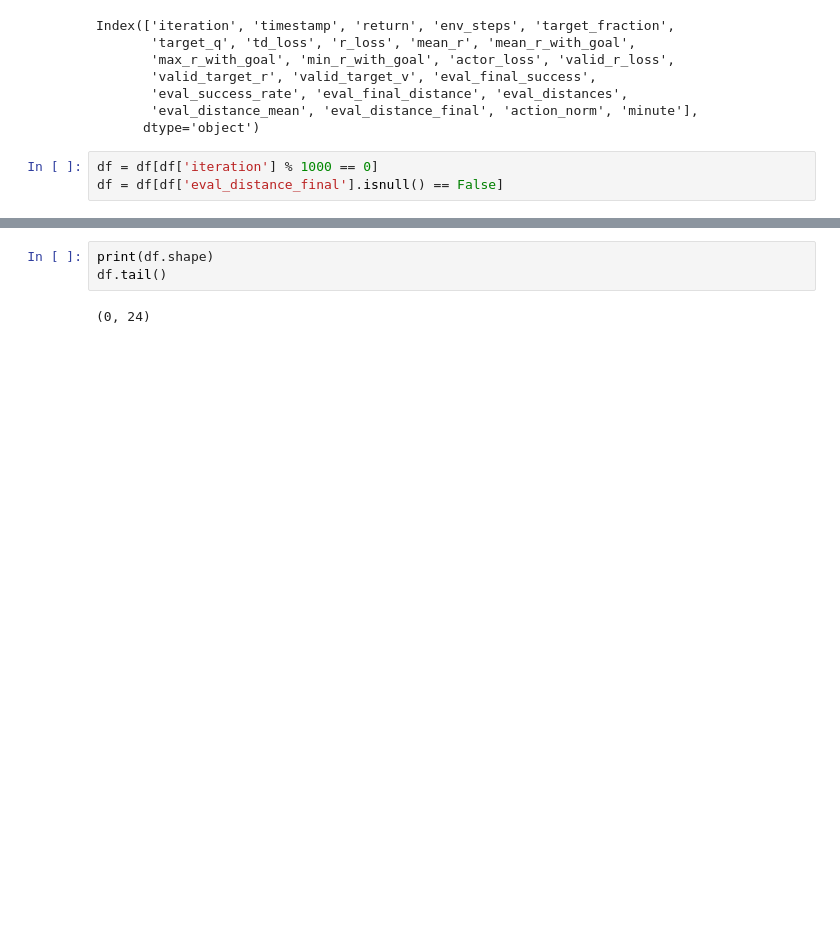
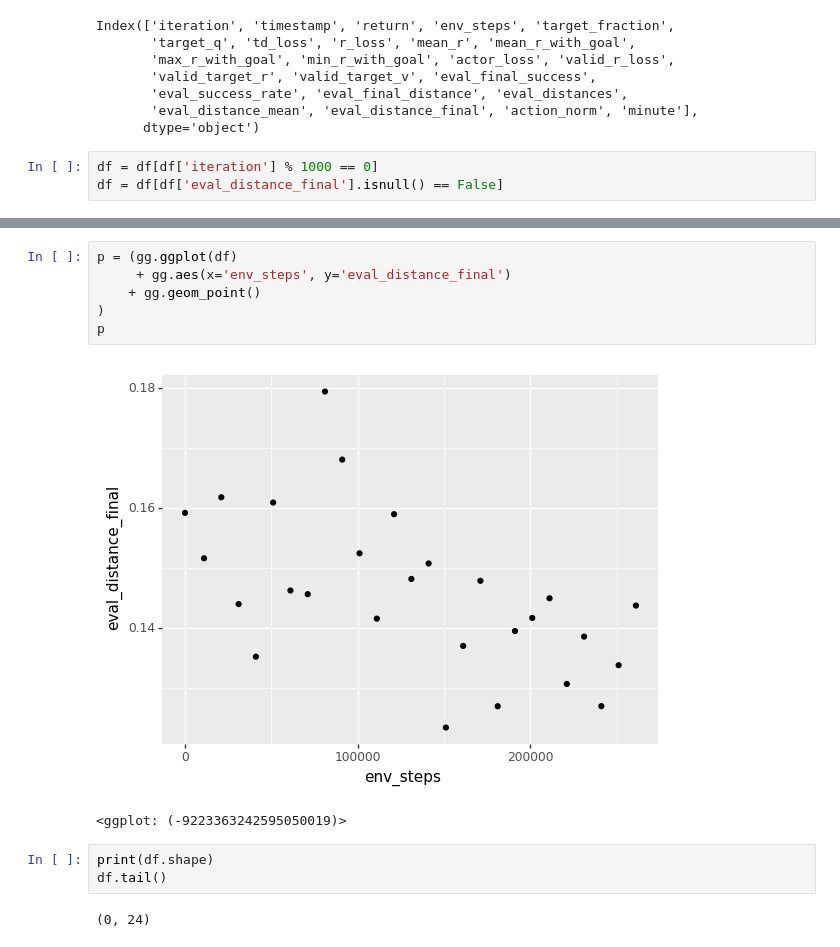
Before and after one commit to vitchyr/universal_value_density_estimation, a Jupyter notebook: notebooks/uvd_report-Copy1.ipynb, the cells around one changed output, grey strips where cells are left out. Drawn from its saved outputs; the diff is of its cells as text; blank space fills up the shorter version.

```diff
--- a/notebooks/uvd_report-Copy1.ipynb
+++ b/notebooks/uvd_report-Copy1.ipynb
@@ -67,3 +48,12 @@ p
+# %%
+p = (gg.ggplot(df)
+     + gg.aes(x='env_steps', y='eval_distance_final')
+    + gg.geom_point()
+)
+p
+# %% [output]
+[figure, added]
+<ggplot: (-9223363242595050019)>
 # %%
 print(df.shape)
 df.tail()
```
Also changed, not shown: parts of 5 cells of this notebook.
